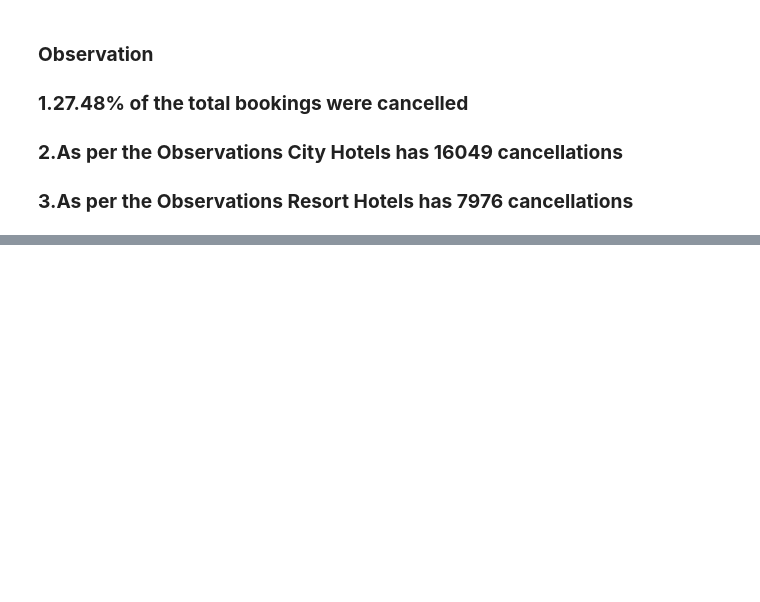
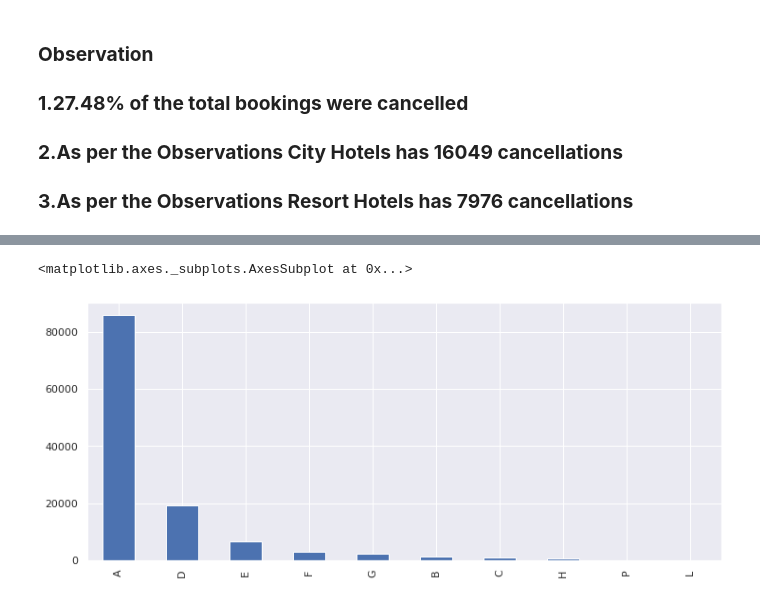
Before and after one commit to RAHULRAJ666DX/Capston-Hotel-Booking-Analysis-, a Jupyter notebook: EDA_Hotel_Booking_Analysis_Rahul_Raj.ipynb, the cells around one changed output, grey strips where cells are left out. Drawn from its saved outputs; the diff is of its cells as text; code cells hidden in the pictures; blank space fills up the shorter version.

```diff
--- a/EDA_Hotel_Booking_Analysis_Rahul_Raj.ipynb
+++ b/EDA_Hotel_Booking_Analysis_Rahul_Raj.ipynb
@@ -484,0 +523,5 @@ Name: is_canceled, dtype: float64
+# %%
+df.reserved_room_type.value_counts().plot(kind='bar')
+# %% [output]
+<matplotlib.axes._subplots.AxesSubplot at 0x...>
+[figure, added]
```
Also changed, not shown: parts of 58 cells of this notebook.
